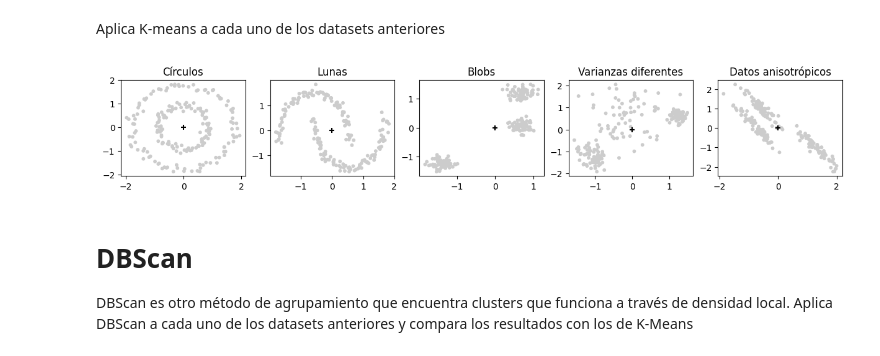
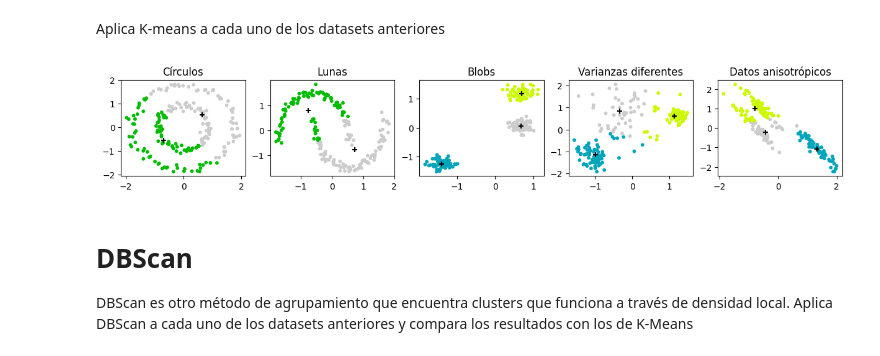
Before and after one commit to xJonathanS7x/SI23-BongoCat, a Jupyter notebook: ejercicio_4-kmeans-dbscan/ejercicio_4.ipynb, the cells around one changed output. Saved outputs shown, nothing was run; the diff lists cells and outputs as text; code cells hidden in the pictures.

```diff
--- a/ejercicio_4-kmeans-dbscan/ejercicio_4.ipynb
+++ b/ejercicio_4-kmeans-dbscan/ejercicio_4.ipynb
@@ -143,28 +143,28 @@ Aplica K-means a cada uno de los datasets anteriores
 # %%
 n_rows = 1
 n_cols = len(datasets)
 fig, axs = plt.subplots(n_rows, n_cols, figsize=(3*n_cols, 2))
 axs = axs.flatten()
 # TODO: Modifica la cantidad de clusters para cada dataset hasta que encuentres un resultado que te satisfaga
-n_clusters = {"Ciculos": 1,
-              "Lunas": 1,
-              "Blobs": 1,
-              "Varianzas": 1,
-              "Anisotrópicos": 1}
+n_clusters = {"Ciculos": 2,
+              "Lunas": 2,
+              "Blobs": 3,
+              "Varianzas": 3,
+              "Anisotrópicos": 3}
 for (name, data), n, ax in zip(datasets.items(), n_clusters.values(), axs):
     X, _ = data
     X = StandardScaler().fit_transform(X)
     ax.set_title(name)
     # TODO: Aplica K-means para encontrar los clusters y los centros de cada cluster
     # Después modifica los hiperparámetros en n_clusters según consideres apropiado para cada dataset
     # ====== Start of solution =====
     kmeans = KMeans(n_clusters=n, random_state=0).fit(X)
     centers = kmeans.cluster_centers_
     # ====== End of solution =====
     ax.scatter(X[:, 0], X[:, 1], s=10, c=kmeans.labels_, vmin=-1)
     ax.scatter(centers[:, 0], centers[:, 1], marker="+", s=30, c='k')
 # %% [output]
-[figure, old version]
+[figure, new version]
 # %% [markdown]
 # DBScan
 DBScan es otro método de agrupamiento que encuentra clusters que funciona a través de densidad local.
```
Also changed, not shown: parts of 1 cell of this notebook.
